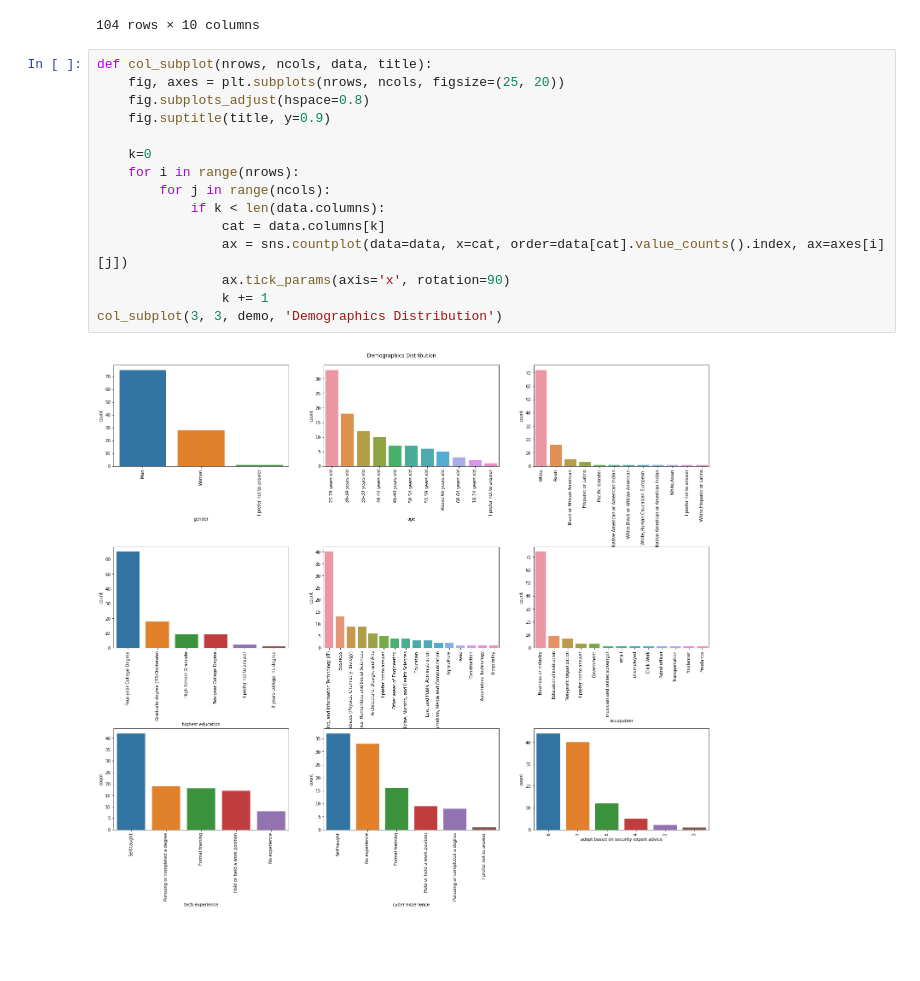
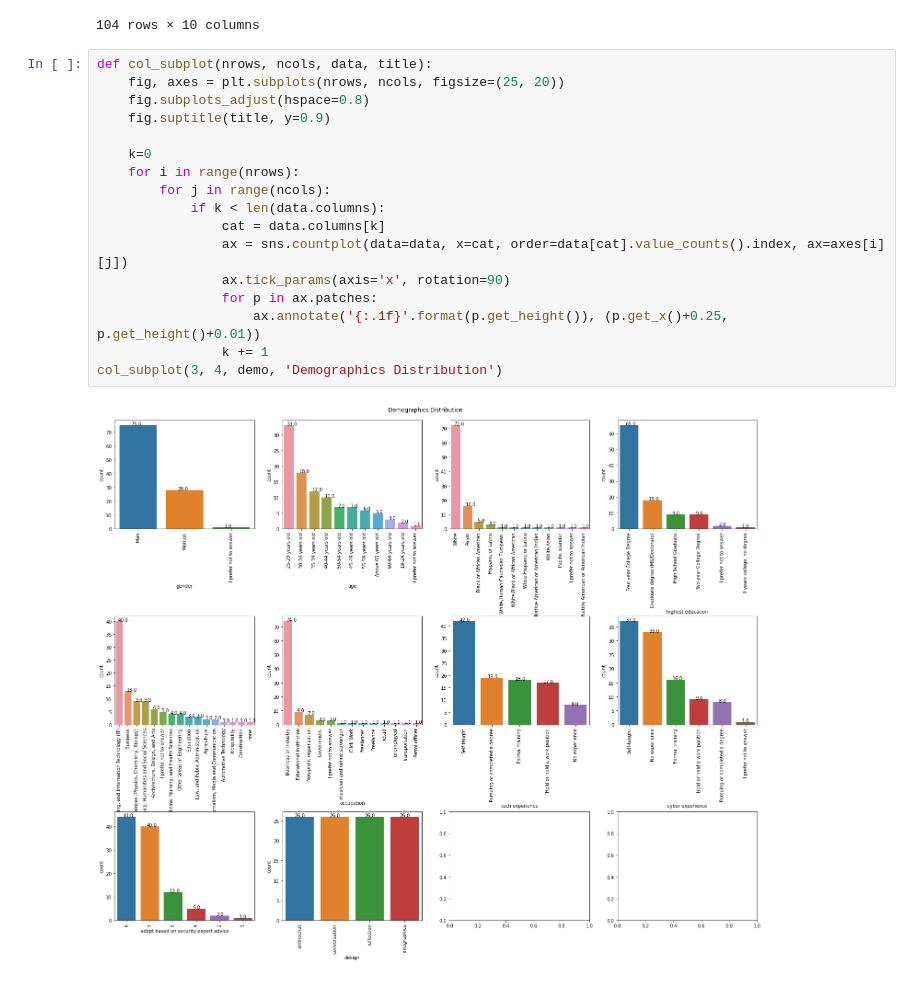
Before and after one commit to rizupaudel/designStudy, a Jupyter notebook: guidance/analysis/demo.ipynb, the cells around one changed output. Cells and saved outputs as stored; diff of their text form; blank space fills up the shorter version.

```diff
--- a/guidance/analysis/demo.ipynb
+++ b/guidance/analysis/demo.ipynb
@@ -45,18 +45,20 @@ Attentive: 104; Non Attentive: 16
 # %%
 def col_subplot(nrows, ncols, data, title):
     fig, axes = plt.subplots(nrows, ncols, figsize=(25, 20))
     fig.subplots_adjust(hspace=0.8)
     fig.suptitle(title, y=0.9)
 
     k=0
     for i in range(nrows):
         for j in range(ncols):
             if k < len(data.columns):
                 cat = data.columns[k]
                 ax = sns.countplot(data=data, x=cat, order=data[cat].value_counts().index, ax=axes[i][j])
                 ax.tick_params(axis='x', rotation=90)
+                for p in ax.patches:
+                    ax.annotate('{:.1f}'.format(p.get_height()), (p.get_x()+0.25, p.get_height()+0.01))
                 k += 1
-col_subplot(3, 3, demo, 'Demographics Distribution')
+col_subplot(3, 4, demo, 'Demographics Distribution')
 # %% [output]
-[figure, old version]
+[figure, new version]
 # %%
```
Also changed, not shown: parts of 1 cell of this notebook, 26 other files.
